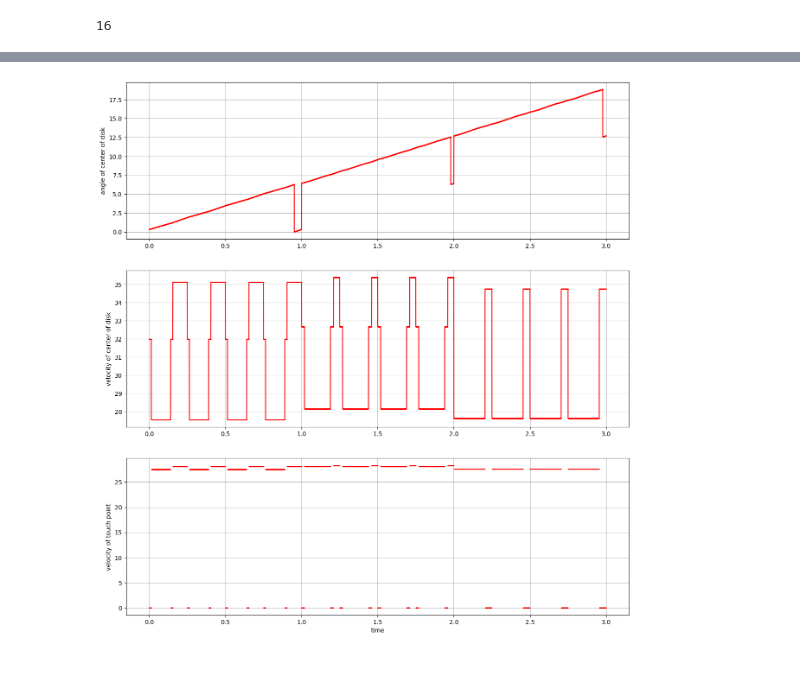
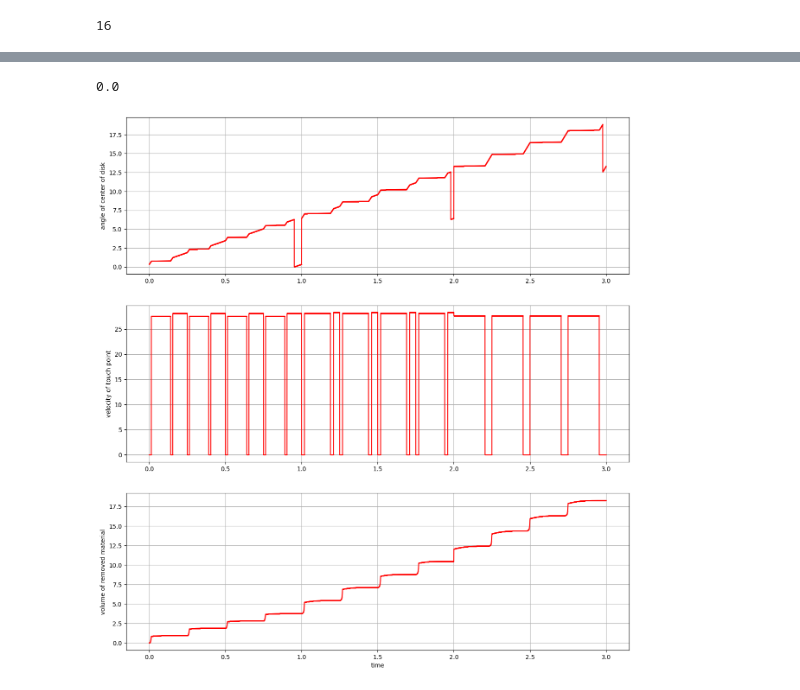
Before and after one commit to vkonov2/Geometry-Projects, a Jupyter notebook: Bruter-Simulation/Bruter-5-3-1.ipynb, the cells around one changed output, grey strips where cells are left out. Saved outputs shown, nothing was run; the diff lists cells and outputs as text; code cells hidden in the pictures.

```diff
--- a/Bruter-Simulation/Bruter-5-3-1.ipynb
+++ b/Bruter-Simulation/Bruter-5-3-1.ipynb
@@ -1307,9 +1326,11 @@ for j in range(len(ptss)):
 for j in range(len(ptss)):
     plot_points(rtrcptss[j], color=(1,0,1), markersize=0.1)
 
-# plot_points(ptss[2], color=(0,1,0), markersize=0.1)
+# plot_points(ptss[0], color=(0,1,0), markersize=0.1)
+# plot_points(rtrcptss[0], color=(1,0,1), markersize=0.1)
 
 # plot_line(plgs[0], add_points=False, color=(0.5,0.5,0), alpha=0.3)
 
+plt.rcParams["figure.figsize"] = (6.0,6.0)
 plt.show()
 # %% [output]
@@ -1323,18 +1689,35 @@ for j in range(0, steps+1):
         angle = atan2(pt.y, pt.x)
         if angle < 0.0:
             angle += 2.0*pi
+        if len(rangles) != 0:
+            if abs(angle-rangles[-1]) > pi:
+                angle += 2*pi
         rangles.append(angle)
     # rangles.append()
+# %%
+j = 0
+i = 1000
+
+trace = []
+GetTrace(j, i, trace)
+cur_area = LinearRing(trace).area
+print(cur_area)
+# print(whole_area-cur_area)
+# %% [output]
+0.0
 # %%
 ln = LineString([(0.0, 0.0), (100.0, 0.0)])
 ttime = []
 dlttang = []
 dltcent = []
 rangles = []
-n = 1000
+area = []
+n = 10000
+
+whole_area = Polygon(orptss[0]).area
 
 for j in range(0, steps+1):
-    for i in range(len(time)-2):
+    for i in tqdm(range(len(time)-2)):
         t1 = time[i]
         t2 = time[i+1]
         pttang1 = ptss[j][i]
@@ -1346,7 +1729,20 @@ for j in range(0, steps+1):
         angle = atan2(ptcent1.y, ptcent1.x)
         if angle < 0.0:
             angle += 2.0*pi
+        trace = []
+        GetTrace(j, i, trace)
+        # array_trace = []
+        # for k in range(n):
+        #     array_trace.append([trace[k].x, trace[k].y])
 
+        # trace_hull_ind = ConvexHull(array_trace)
+        # trace_hull = []
+        # for k in range(len(trace_hull_ind.vertices)):
+        #     trace_hull.append(Point(array_trace[trace_hull_ind.vertices[k]][0], array_trace[trace_hull_ind.vertices[k]][1]))
+
+        cur_area = Polygon(trace).area
+
+        area.append(whole_area-cur_area)
         dlttang.append(dsttang/(t2-t1))
         dltcent.append(dstcent/(t2-t1))
         ttime.append(time[i]+j)
@@ -1354,19 +1754,19 @@ for j in range(0, steps+1):
 # %%
 fig, axs = plt.subplots(3, 1)
 fig.set_size_inches(15.0, 16.0)
 
 axs[0].plot(ttime, rangles, marker='.', color="red", markersize=0.1)
 axs[0].set_ylabel('angle of center of disk')
 axs[0].grid(True)
 
-axs[1].plot(ttime, dltcent, marker='.', color="red", markersize=0.1)
-axs[1].set_ylabel('velocity of center of disk')
+axs[1].plot(ttime, dlttang, marker='.', linestyle="-", color="red", markersize=0.1)
+axs[1].set_ylabel('velocity of touch point')
 axs[1].grid(True)
 
-axs[2].plot(ttime, dlttang, marker='.', linestyle="", color="red", markersize=0.1)
+axs[2].plot(ttime, area, marker='.', linestyle="-", color="red", markersize=0.1)
 axs[2].set_xlabel('time')
-axs[2].set_ylabel('velocity of touch point')
+axs[2].set_ylabel('volume of removed material')
 axs[2].grid(True)
 # %% [output]
-[figure, old version]
+[figure, new version]
 # %%
```
Also changed, not shown: parts of 32 cells of this notebook, 9 other files.
